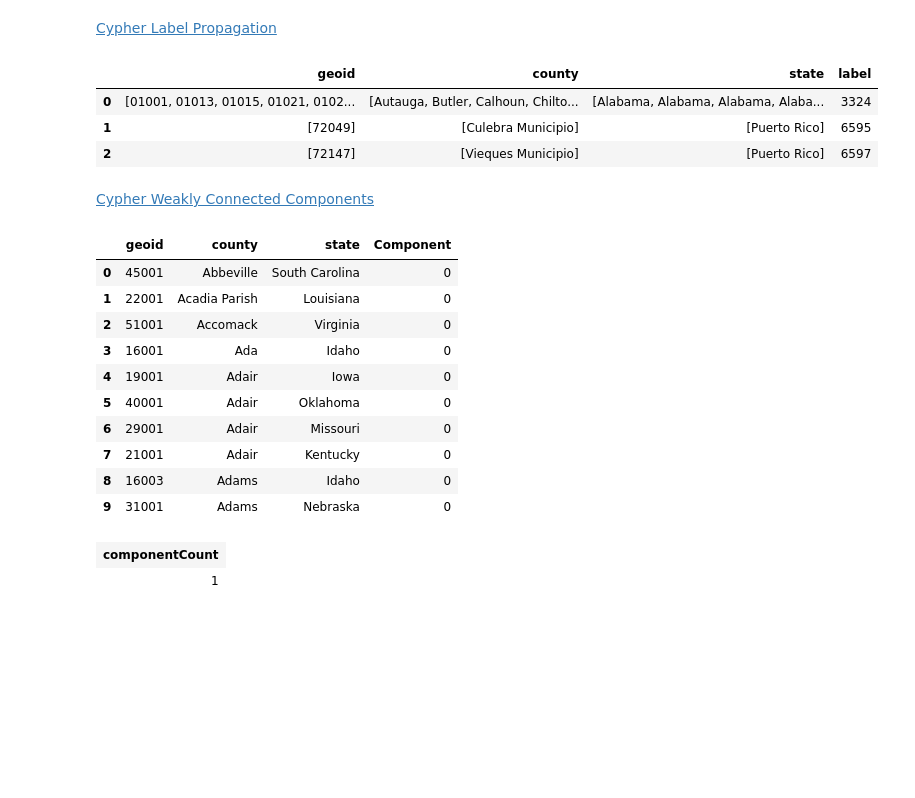
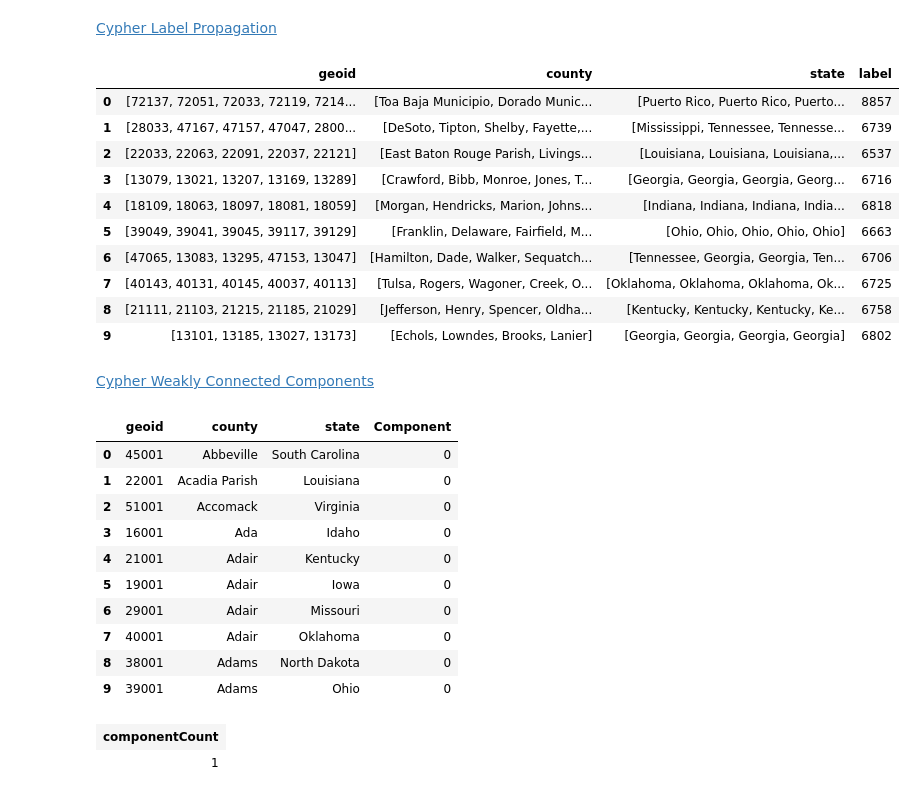
Before and after one commit to KingaAnna/MDA_final_Sweden, a Jupyter notebook: commuteGraph.ipynb, the cells around one changed output. Saved outputs shown, nothing was run; the diff lists cells and outputs as text; code cells hidden in the pictures; blank space fills up the shorter version.

```diff
--- a/commuteGraph.ipynb
+++ b/commuteGraph.ipynb
@@ -287,27 +288,35 @@ louvainMod.head(10)
 # %%
 # Label Propagation
 # In LPA, nodes select their group based on their direct neighbors.
 # This process is well suited to networks where groupings are less clear and weights can
 # be used to help a node determine which community to place itself within
 query = """
 CALL gds.labelPropagation.stream('counties',{
-maxIterations: 10
+maxIterations: 10,
+relationshipWeightProperty:'workers'
 })
 YIELD nodeId, communityId
 RETURN collect(gds.util.asNode(nodeId).geoid) AS geoid,
        collect(gds.util.asNode(nodeId).county) AS county,
        collect(gds.util.asNode(nodeId).state) AS state,
        communityId AS label
-ORDER BY label ASC;
+ORDER BY size(county) DESC;
 """
 result=graph.run(query)
 labelprop = result.to_data_frame()
 labelprop.head(10)
 # %% [output]
 |  | geoid | county | state | label |
-| 0 | [01001, 01013, 01015, 01021, 0102... | [Autauga, Butler, Calhoun, Chilto... | [Alabama, Alabama, Alabama, Alaba... | 3324 |
-| 1 | [72049] | [Culebra Municipio] | [Puerto Rico] | 6595 |
-| 2 | [72147] | [Vieques Municipio] | [Puerto Rico] | 6597 |
+| 0 | [72137, 72051, 72033, 72119, 7214... | [Toa Baja Municipio, Dorado Munic... | [Puerto Rico, Puerto Rico, Puerto... | 8857 |
+| 1 | [28033, 47167, 47157, 47047, 2800... | [DeSoto, Tipton, Shelby, Fayette,... | [Mississippi, Tennessee, Tennesse... | 6739 |
+| 2 | [22033, 22063, 22091, 22037, 22121] | [East Baton Rouge Parish, Livings... | [Louisiana, Louisiana, Louisiana,... | 6537 |
+| 3 | [13079, 13021, 13207, 13169, 13289] | [Crawford, Bibb, Monroe, Jones, T... | [Georgia, Georgia, Georgia, Georg... | 6716 |
+| 4 | [18109, 18063, 18097, 18081, 18059] | [Morgan, Hendricks, Marion, Johns... | [Indiana, Indiana, Indiana, India... | 6818 |
+| 5 | [39049, 39041, 39045, 39117, 39129] | [Franklin, Delaware, Fairfield, M... | [Ohio, Ohio, Ohio, Ohio, Ohio] | 6663 |
+| 6 | [47065, 13083, 13295, 47153, 13047] | [Hamilton, Dade, Walker, Sequatch... | [Tennessee, Georgia, Georgia, Ten... | 6706 |
+| 7 | [40143, 40131, 40145, 40037, 40113] | [Tulsa, Rogers, Wagoner, Creek, O... | [Oklahoma, Oklahoma, Oklahoma, Ok... | 6725 |
+| 8 | [21111, 21103, 21215, 21185, 21029] | [Jefferson, Henry, Spencer, Oldha... | [Kentucky, Kentucky, Kentucky, Ke... | 6758 |
+| 9 | [13101, 13185, 13027, 13173] | [Echols, Lowndes, Brooks, Lanier] | [Georgia, Georgia, Georgia, Georgia] | 6802 |
 # %%
 #labelprop.to_csv("PreprocessedData/labelprop.csv", index=False)
 # %% [markdown]
@@ -315,7 +324,7 @@ labelprop.head(10)
 # %%
 # Weakly Connected Components (SCC)
 query = """
-CALL gds.wcc.stream('counties')
+CALL gds.wcc.stream('counties',{relationshipWeightProperty:'workers'})
 YIELD nodeId, componentId
 RETURN gds.util.asNode(nodeId).geoid AS geoid,
        gds.util.asNode(nodeId).county AS county,
@@ -333,11 +342,11 @@ wcc.head(10)
 | 1 | 22001 | Acadia Parish | Louisiana | 0 |
 | 2 | 51001 | Accomack | Virginia | 0 |
 | 3 | 16001 | Ada | Idaho | 0 |
-| 4 | 19001 | Adair | Iowa | 0 |
-| 5 | 40001 | Adair | Oklahoma | 0 |
+| 4 | 21001 | Adair | Kentucky | 0 |
+| 5 | 19001 | Adair | Iowa | 0 |
 | 6 | 29001 | Adair | Missouri | 0 |
-| 7 | 21001 | Adair | Kentucky | 0 |
-| 8 | 16003 | Adams | Idaho | 0 |
-| 9 | 31001 | Adams | Nebraska | 0 |
+| 7 | 40001 | Adair | Oklahoma | 0 |
+| 8 | 38001 | Adams | North Dakota | 0 |
+| 9 | 39001 | Adams | Ohio | 0 |
 # %%
 query = """
```
Also changed, not shown: parts of 11 cells of this notebook.
